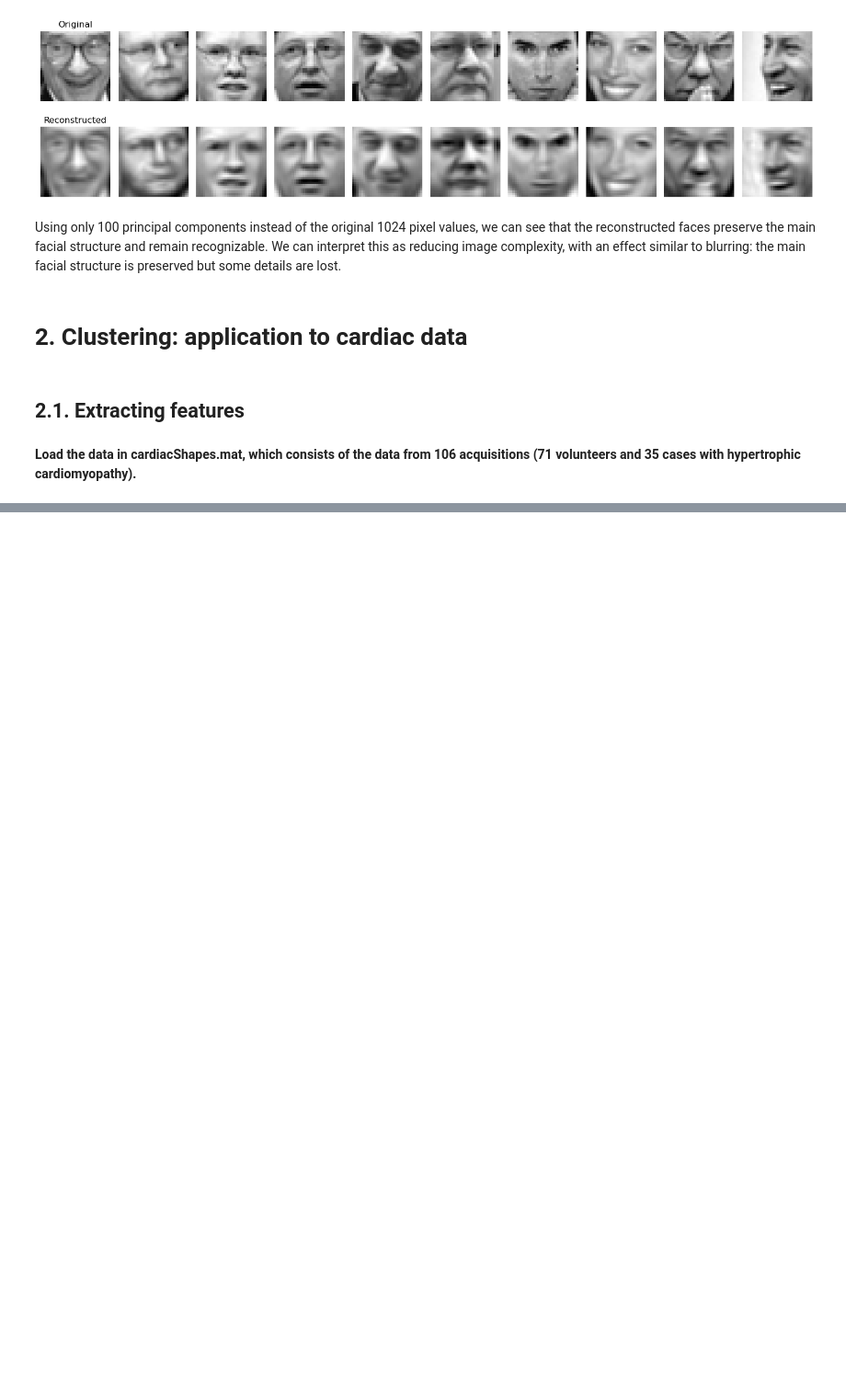
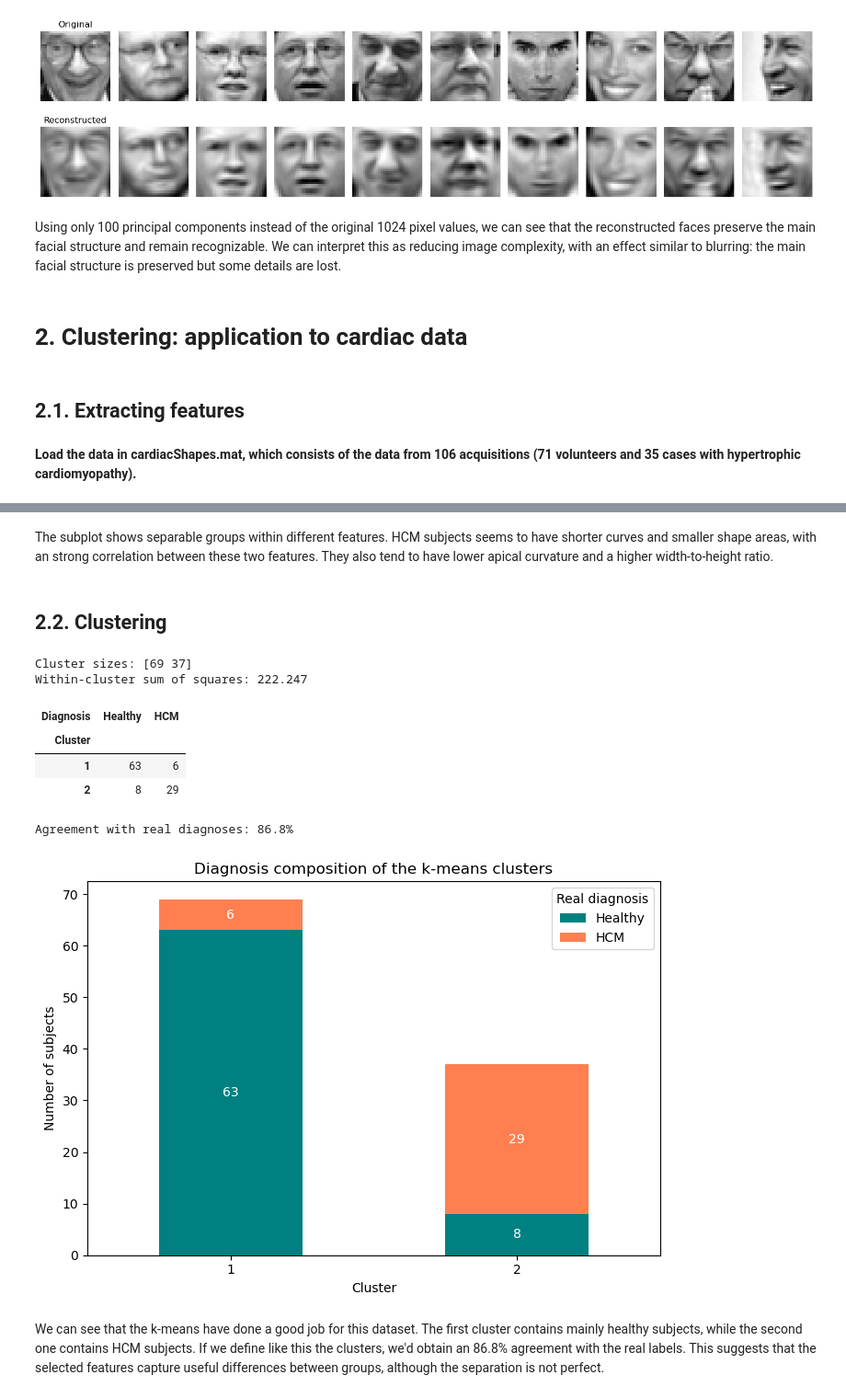
Before and after one commit to pmendez252/data_science-unsupervised_learning, a Jupyter notebook: notebooks/01_first_test_labo.ipynb, the cells around one changed output, grey strips where cells are left out. Shown at 92% size. Cells and saved outputs as stored; diff of their text form; code cells hidden in the pictures; blank space fills up the shorter version.

```diff
--- a/notebooks/01_first_test_labo.ipynb
+++ b/notebooks/01_first_test_labo.ipynb
@@ -380,0 +513,12 @@ Using only 100 principal components instead of the original 1024 pixel values, w
+# %% [markdown]
+The subplot shows separable groups within different features. HCM subjects seems to have shorter curves and smaller shape areas, with an strong correlation between these two features. They also tend to have lower apical curvature and a higher width-to-height ratio.
+# %% [markdown]
+## 2.2. Clustering
+# %%
+# First we need to standardize the features to give them same weights
+X_cluster = features_cardiac # rename the df
+
+mean_cluster = features_cardiac.mean(axis=0)
+std_cluster = features_cardiac.std(axis=0)
+
+X_cluster = ((features_cardiac - mean_cluster) / std_cluster)
@@ -380,0 +579,49 @@ Using only 100 principal components instead of the original 1024 pixel values, w
+# %%
+clusters, centroids, cost = kmeans_manual(X_cluster)
+
+print("Cluster sizes:", np.bincount(clusters))
+print(f"Within-cluster sum of squares: {cost:.3f}")
+# %% [output]
+Cluster sizes: [69 37]
+Within-cluster sum of squares: 222.247
+# %%
+diagnosis = np.where(labels == healthy_label, "Healthy", "HCM")
+
+results = pd.crosstab(
+    pd.Series(clusters + 1, name="Cluster"),
+    pd.Series(diagnosis, name="Diagnosis"),
+)[["Healthy", "HCM"]]
+
+results
+# %% [output]
+| Diagnosis | Healthy | HCM |
+| Cluster |  |  |
+| 1 | 63 | 6 |
+| 2 | 8 | 29 |
+# %%
+agreement = (results.loc[1, "Healthy"] + results.loc[2, "HCM"]) / results.to_numpy().sum()
+
+print(f"Agreement with real diagnoses: {agreement:.1%}")
+# %% [output]
+Agreement with real diagnoses: 86.8%
+# %%
+ax = results.plot(
+    kind="bar",
+    stacked=True,
+    color=["teal", "coral"],
+    figsize=(7, 5),
+    rot=0,
+)
+
+for container in ax.containers:
+    ax.bar_label(container, label_type="center", color="white")
+
+ax.set_title("Diagnosis composition of the k-means clusters")
+ax.set_ylabel("Number of subjects")
+ax.legend(title="Real diagnosis")
+plt.tight_layout()
+plt.show()
+# %% [output]
+[figure, added]
+# %% [markdown]
+We can see that the k-means have done a good job for this dataset. The first cluster contains mainly healthy subjects, while the second one contains HCM subjects. If we define like this the clusters, we'd obtain an 86.8% agreement with the real labels. This suggests that the selected features capture useful differences between groups, although the separation is not perfect.
```
Also changed, not shown: parts of 20 cells of this notebook.
